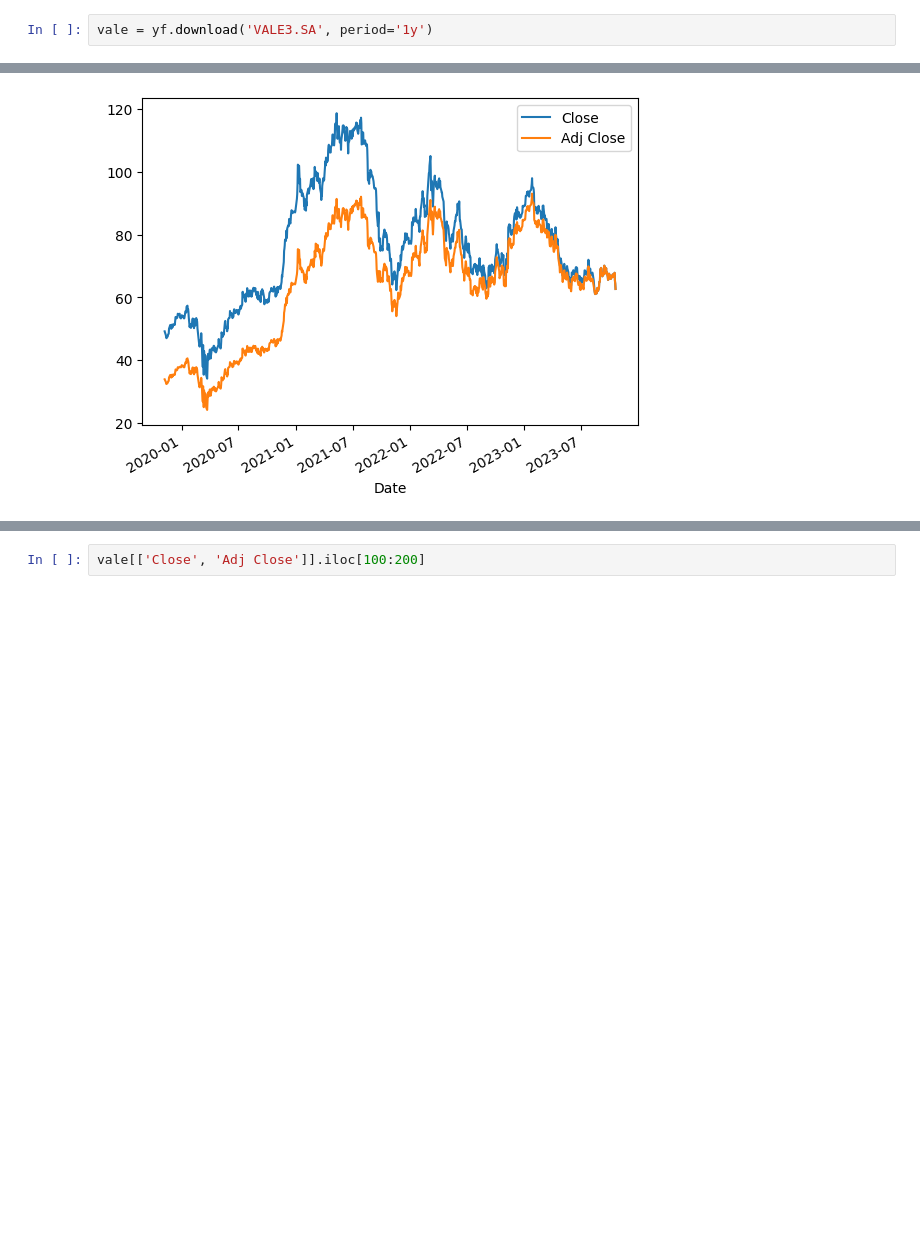
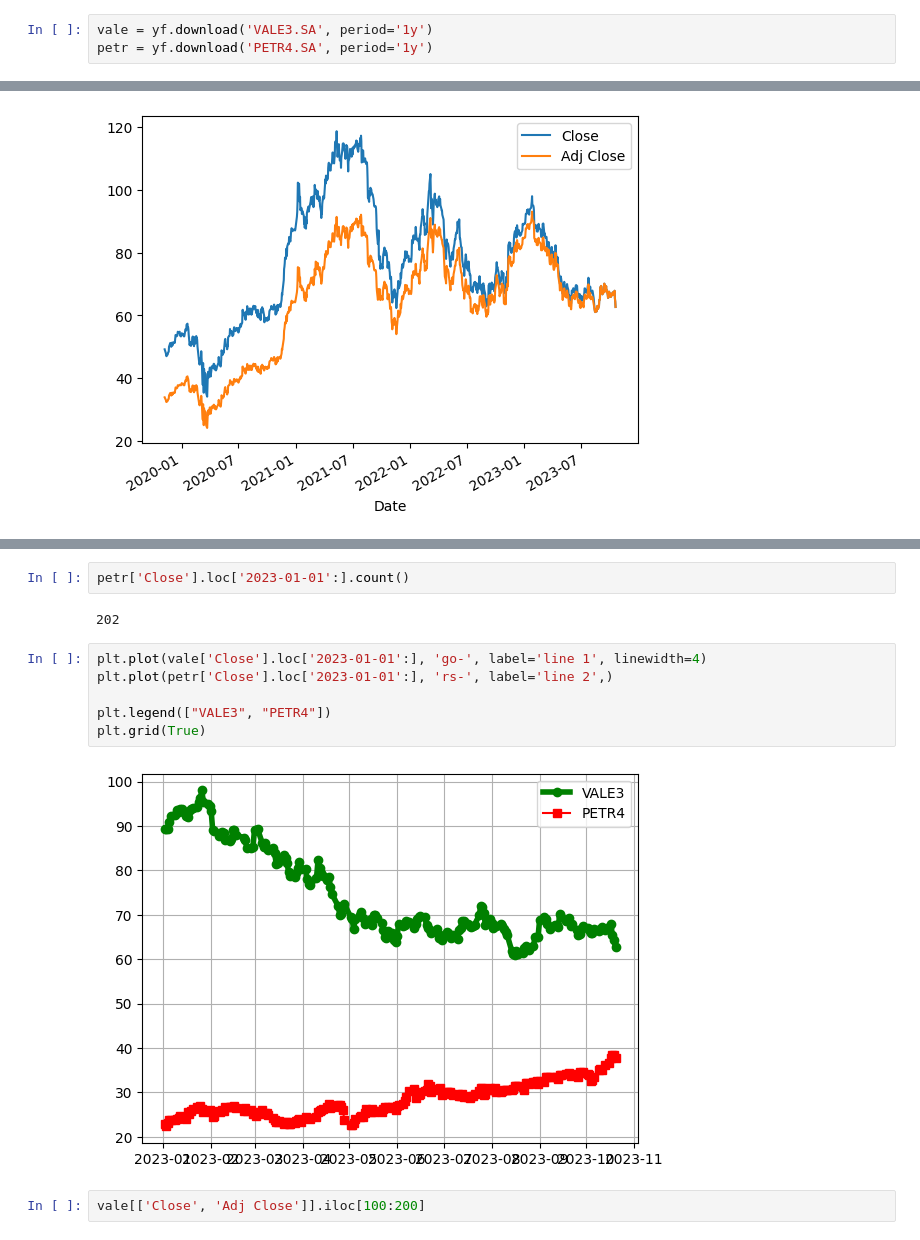
Before and after one commit to furlancad/Estudo-PMF, a Jupyter notebook: Analise_Vale3_Yahoo_Finance.ipynb, the cells around one changed output, grey strips where cells are left out. Saved outputs shown, nothing was run; the diff lists cells and outputs as text; blank space fills up the shorter version.

```diff
--- a/Analise_Vale3_Yahoo_Finance.ipynb
+++ b/Analise_Vale3_Yahoo_Finance.ipynb
@@ -6,4 +7,5 @@ import yfinance as yf
 # %%
 vale = yf.download('VALE3.SA', period='1y')
+petr = yf.download('PETR4.SA', period='1y')
 # %% [output]
 [*********************100%%**********************]  1 of 1 completed
@@ -675,3 +801,15 @@ vale[['Close', 'Adj Close']].iloc[5000:].plot();
+# %%
+petr['Close'].loc['2023-01-01':].count()
+# %% [output]
+202
+# %%
+plt.plot(vale['Close'].loc['2023-01-01':], 'go-', label='line 1', linewidth=4)
+plt.plot(petr['Close'].loc['2023-01-01':], 'rs-', label='line 2',)
+
+plt.legend(["VALE3", "PETR4"])
+plt.grid(True)
+# %% [output]
+[figure, added]
 # %%
 vale[['Close', 'Adj Close']].iloc[100:200]
 # %% [output]
```
Also changed, not shown: parts of 38 cells of this notebook.
